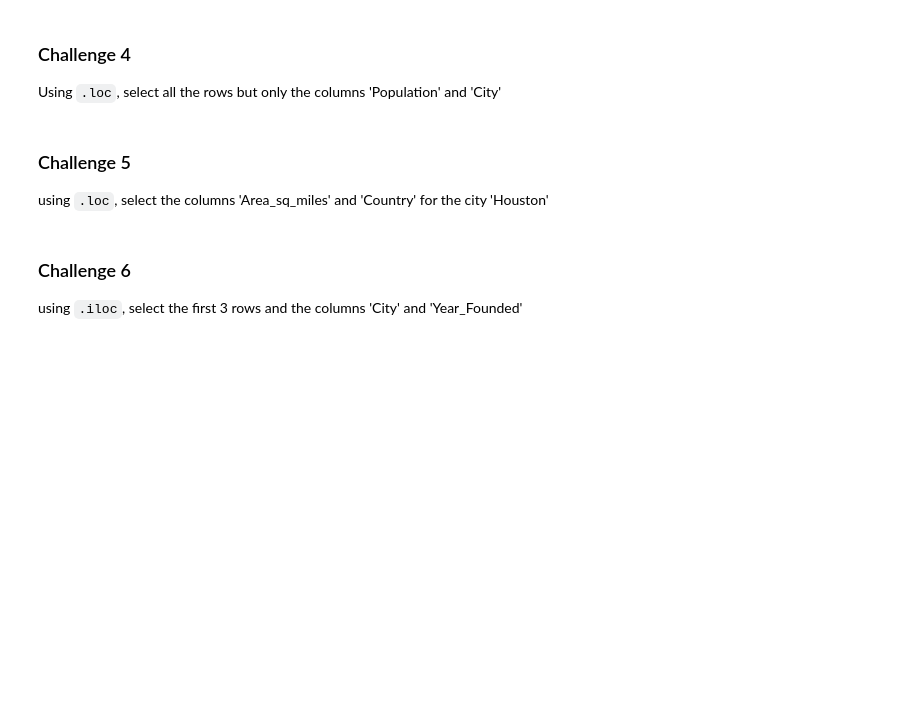
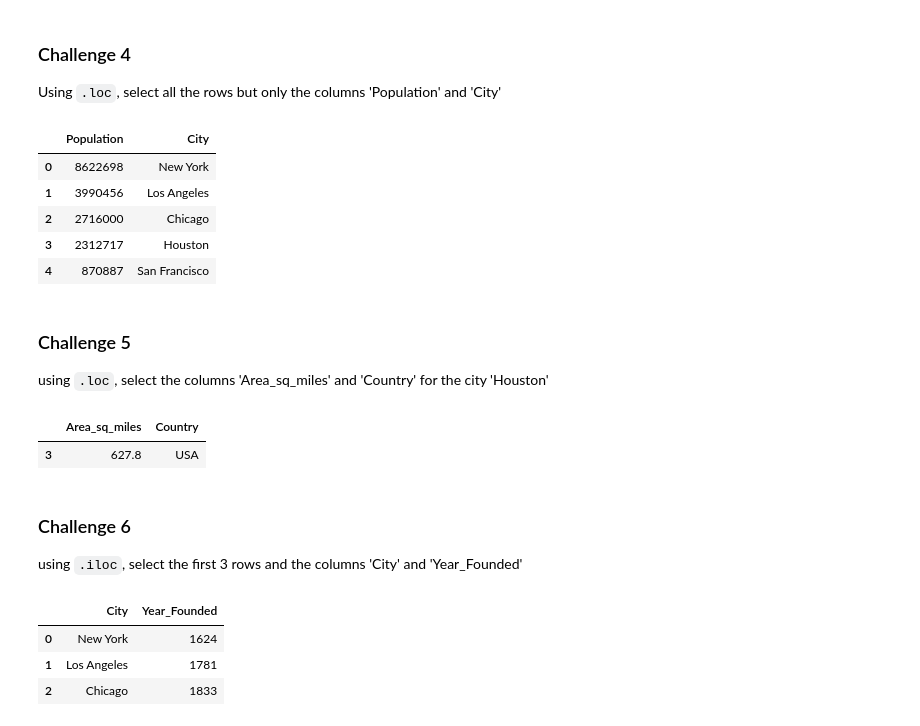
Before and after one commit to nicholas-glanvill/wbs-pandas, a Jupyter notebook: Selecting_and_indexing.ipynb, the cells around one changed output. Saved outputs shown, nothing was run; the diff lists cells and outputs as text; code cells hidden in the pictures; blank space fills up the shorter version.

```diff
--- a/Selecting_and_indexing.ipynb
+++ b/Selecting_and_indexing.ipynb
@@ -438,3 +457,12 @@ Using `.loc`, select all the rows but only the columns 'Population' and 'City'
+# %%
+cities_df.loc[:, ["Population", "City"]]
+# %% [output]
+|  | Population | City |
+| 0 | 8622698 | New York |
+| 1 | 3990456 | Los Angeles |
+| 2 | 2716000 | Chicago |
+| 3 | 2312717 | Houston |
+| 4 | 870887 | San Francisco |
 # %% [markdown]
 ### Challenge 5
  using `.loc`, select the columns 'Area_sq_miles' and 'Country' for the city 'Houston'
@@ -443,3 +469,8 @@ Using `.loc`, select all the rows but only the columns 'Population' and 'City'
+# %%
+cities_df.loc[cities_df['City'] == 'Houston', ['Area_sq_miles', 'Country']]
+# %% [output]
+|  | Area_sq_miles | Country |
+| 3 | 627.8 | USA |
 # %% [markdown]
 ### Challenge 6
  using `.iloc`, select the first 3 rows and the columns 'City' and 'Year_Founded'
@@ -447,0 +477,7 @@ Using `.loc`, select all the rows but only the columns 'Population' and 'City'
+# %%
+cities_df.iloc[:3,[0,-1]]
+# %% [output]
+|  | City | Year_Founded |
+| 0 | New York | 1624 |
+| 1 | Los Angeles | 1781 |
+| 2 | Chicago | 1833 |
```
Also changed, not shown: parts of 9 cells of this notebook, 1 other file.
